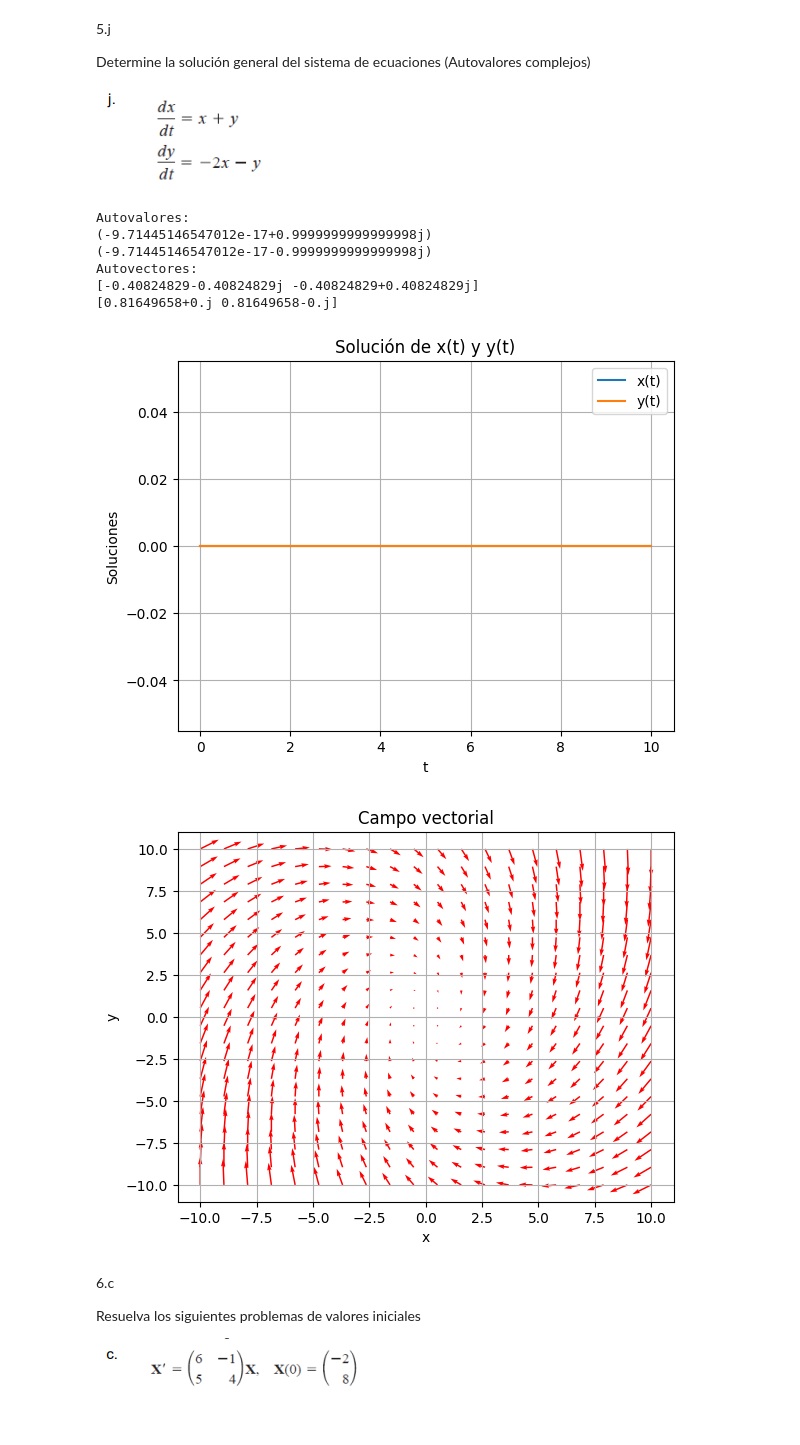
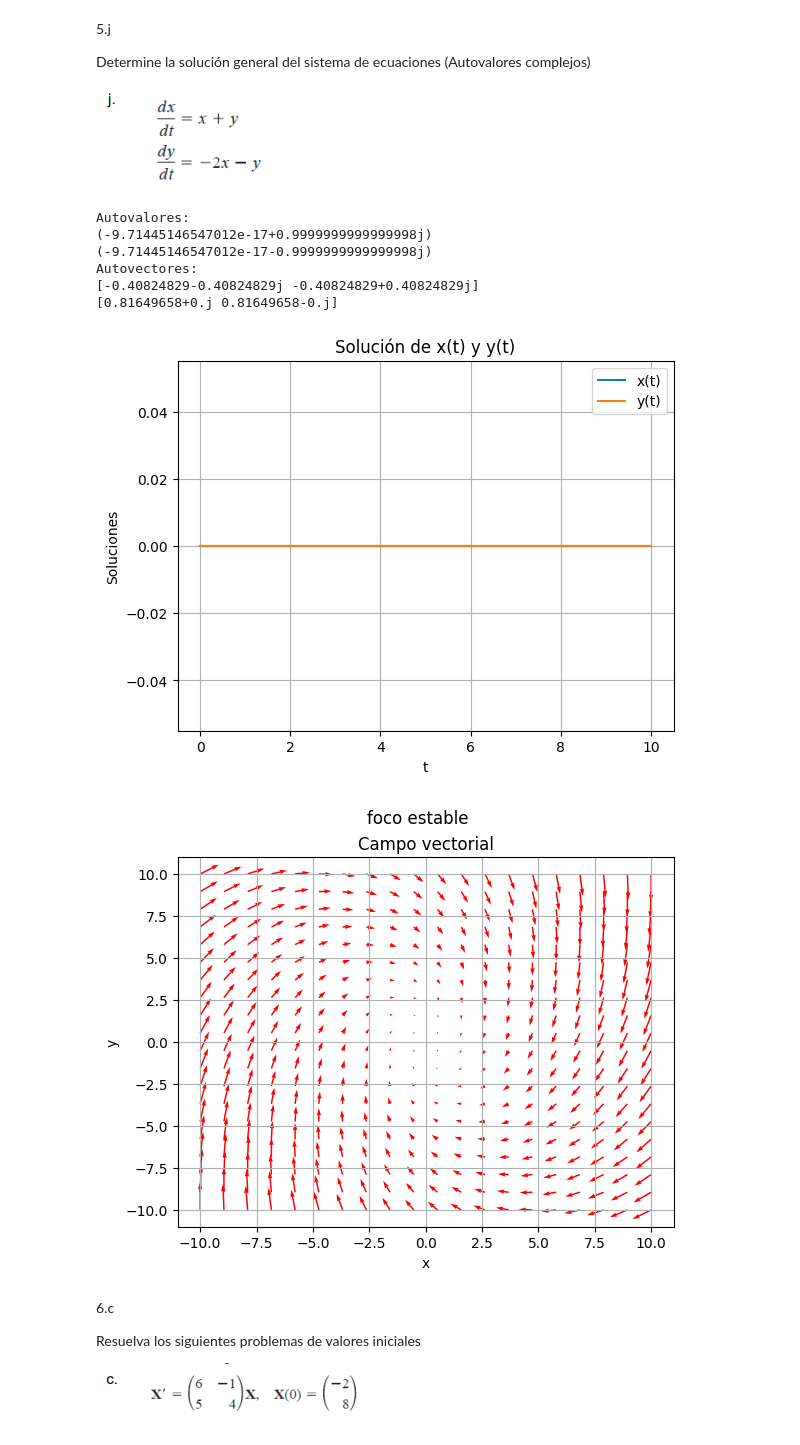
Before and after one commit to lucaskalchichen/TPI-Sistemas-de-Ecuaciones-Diferenciales-y-Estabilidad, a Jupyter notebook: tpi-practica.ipynb, the cells around one changed output. Cells and saved outputs as stored; diff of their text form; code cells hidden in the pictures.

```diff
--- a/tpi-practica.ipynb
+++ b/tpi-practica.ipynb
@@ -209,34 +211,35 @@ sol = odeint(sistema, X0, t)
 
 # Graficar las soluciones
 plt.plot(t, sol[:, 0], label='x(t)')
 plt.plot(t, sol[:, 1], label='y(t)')
 plt.title('Solución de x(t) y y(t)')
 plt.xlabel('t')
 plt.ylabel('Soluciones')
 plt.legend()
 plt.grid(True)
 plt.show()
 
 # Campo vectorial
 Y, X = np.mgrid[-10:10:20j, -10:10:20j]
 U = -X + Y
 V = -2*X + -1*Y
 
 plt.quiver(X, Y, U, V, color='r')
 plt.title('Campo vectorial')
+plt.suptitle('foco estable')
 plt.xlabel('x')
 plt.ylabel('y')
 plt.grid(True)
 plt.show()
 # %% [output]
 Autovalores:
 (-9.71445146547012e-17+0.9999999999999998j)
 (-9.71445146547012e-17-0.9999999999999998j)
 Autovectores:
 [-0.40824829-0.40824829j -0.40824829+0.40824829j]
 [0.81649658+0.j 0.81649658-0.j]
 [figure]
-[figure, old version]
+[figure, new version]
 # %% [markdown]
 6.c
 
```
Also changed, not shown: parts of 5 cells of this notebook.
